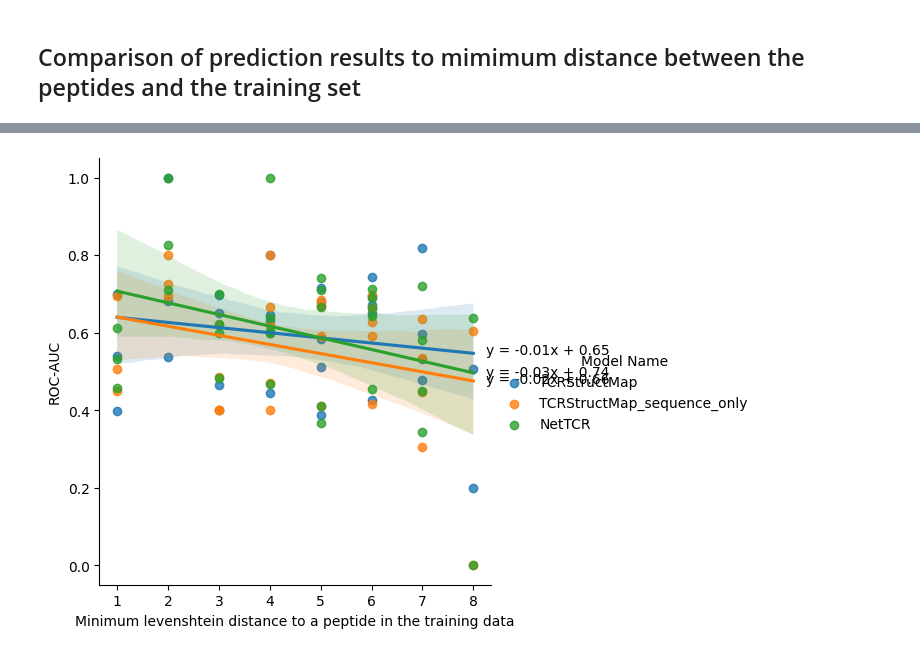
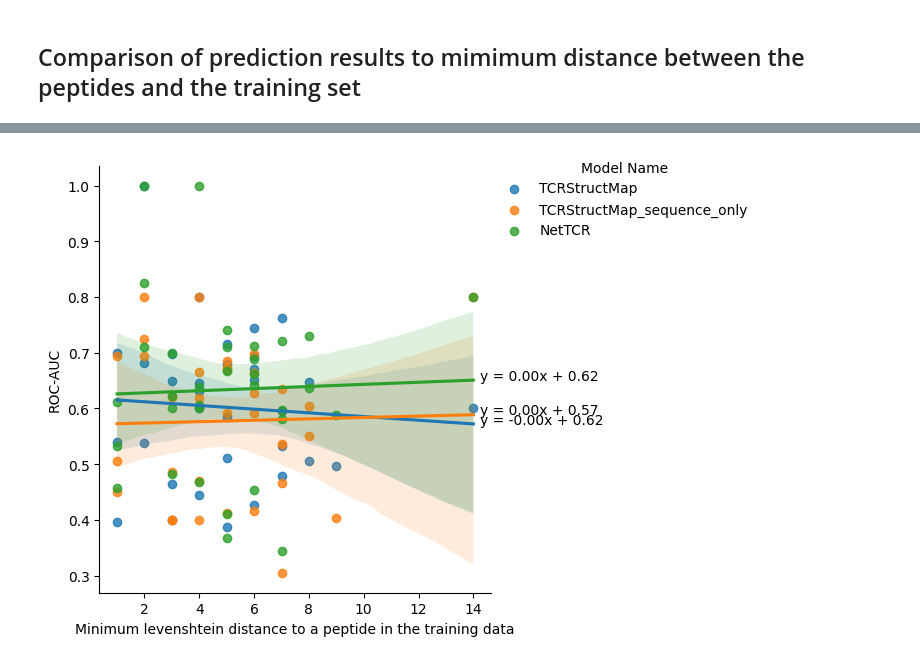
Before and after one commit to benjiemc/tcr-antigen-prediction, a Jupyter notebook: notebooks/benchmark_model_performance.ipynb, the cells around one changed output, grey strips where cells are left out. Cells and saved outputs as stored; diff of their text form; code cells hidden in the pictures.

Commit message:
Use peptide sequence from raw file rather than converting encodings

```diff
--- a/notebooks/benchmark_model_performance.ipynb
+++ b/notebooks/benchmark_model_performance.ipynb
@@ -860,3 +844,7 @@ predictions['peptide_sequence'] = predictions['index'].map(lambda idx: peptides_
+# %%
+sequences = pd.read_csv('data/interim/sequences_pMHC_split.csv', index_col='index')
+# %%
+predictions = predictions.merge(sequences[['peptide']], how='left', left_on='index', right_index=True)
 # %%
 with open('data/interim/peptides.txt') as fh:
     peptide_key = np.array(fh.read().rstrip().split('\n'))
@@ -875,16 +860,16 @@ def get_minimum_peptide_distance(peptide_sequence: str, training_peptides: np.nd
 
     return np.min(peptide_distances[peptide_index][training_key_idxs])
 # %%
-peptide_folds = predictions[['peptide_sequence', 'fold', 'model_name']].drop_duplicates()
+peptide_folds = predictions[['peptide', 'fold', 'model_name']].drop_duplicates()
 peptide_folds['min_peptide_distance'] = peptide_folds.apply(
     lambda row: get_minimum_peptide_distance(
-        row.peptide_sequence,
-        peptides_aa[folds_nettcr != row.fold] if row.model_name == 'NetTCR' else peptides_aa[folds != row.fold],
+        row.peptide,
+        sequences[sequences['fold'] != row.fold]['peptide'].unique(),
     ),
     axis=1,
 )
 # %%
-predictions = predictions.merge(peptide_folds, how='left', on=['peptide_sequence', 'fold', 'model_name'])
+predictions = predictions.merge(peptide_folds, how='left', on=['peptide', 'fold', 'model_name'])
 # %%
 sns.histplot(predictions, x='min_peptide_distance', bins=10)
 
@@ -903,30 +888,32 @@ peptide_distance_roc_aucs = peptide_distance_roc_aucs.reset_index()
 # %%
 ax = sns.lmplot(
     peptide_distance_roc_aucs,
     x='min_peptide_distance',
     y='roc_auc',
     hue='model_name',
     hue_order=sorted(peptide_distance_roc_aucs['model_name'].unique(), key=model_name_sort_key),
 )
 
 for model_name in peptide_distance_roc_aucs['model_name'].unique():
     subset = peptide_distance_roc_aucs[peptide_distance_roc_aucs['model_name'] == model_name]
     slope, intercept, r_value, p_value, std_err = stats.linregress(subset['min_peptide_distance'], subset['roc_auc'])
 
     equation = f'y = {slope:.2f}x + {intercept:.2f}'
 
     x_pos = subset['min_peptide_distance'].max() + 0.25
     y_pos = slope * x_pos + intercept
 
     plt.text(x_pos, y_pos, equation, color='black')
 
 ax.legend.set_title('Model Name')
+ax.legend.set_loc('upper right')
+
 plt.xlabel('Minimum levenshtein distance to a peptide in the training data')
 plt.ylabel('ROC-AUC')
 
 plt.show()
 # %% [output]
-[figure, old version]
+[figure, new version]
 # %%
 peptide_distance_roc_aucs_lines = peptide_distance_roc_aucs.groupby(['model_name', 'fold']).apply(
     lambda group: stats.linregress(group['min_peptide_distance'], group['roc_auc']),
```
Also changed, not shown: parts of 15 cells of this notebook, 3 other files.
